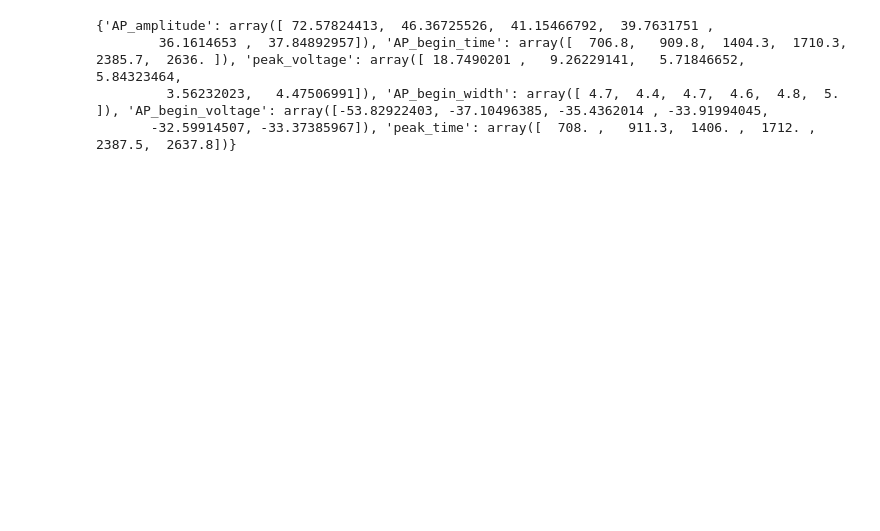
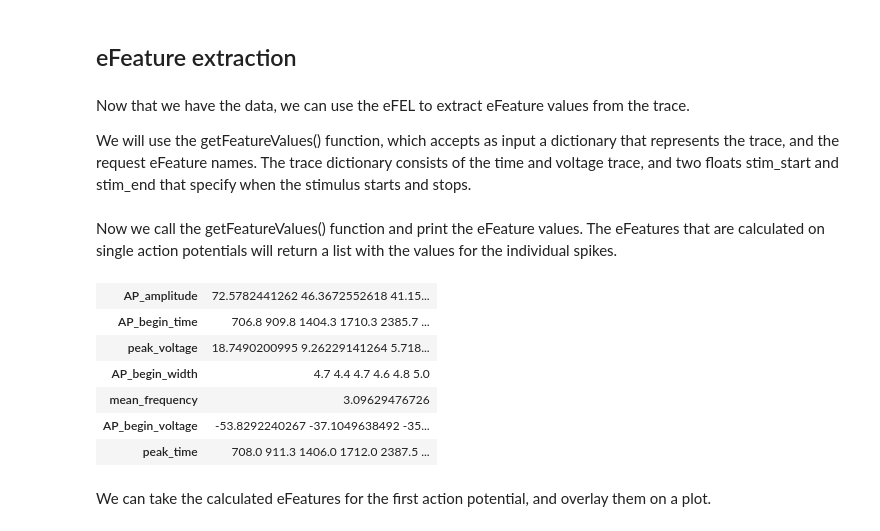
Before and after one commit to BlueBrain/eFEL, a Jupyter notebook: examples/basic/basic_notebook1.ipynb, the cells around one changed output. Saved outputs shown, nothing was run; the diff lists cells and outputs as text; code cells hidden in the pictures; blank space fills up the shorter version.

```diff
--- a/examples/basic/basic_notebook1.ipynb
+++ b/examples/basic/basic_notebook1.ipynb
@@ -39,16 +57,30 @@ plt.show()
+# %% [markdown]
+## eFeature extraction
+# %% [markdown]
+Now that we have the data, we can use the eFEL to extract eFeature values from the trace.
+
+We will use the getFeatureValues() function, which accepts as input a dictionary that represents the trace, and the request eFeature names. The trace dictionary consists of the time and voltage trace, and two floats stim_start and stim_end that specify when the stimulus starts and stops.
 # %%
 stim_start = 700
 stim_end = 2700
 trace = {'T': time, 'V': voltage, 'stim_start': [stim_start], 'stim_end': [stim_end]}
+# %% [markdown]
+Now we call the getFeatureValues() function and print the eFeature values. The eFeatures that are calculated on single action potentials will return a list with the values for the individual spikes.
 # %%
 feature_values = efel.getFeatureValues([trace], ['AP_amplitude', 'peak_time', 'peak_voltage', 'AP_begin_time', 'AP_begin_width',
-                                                 'AP_begin_voltage'])[0]
-print feature_values
+                                                 'AP_begin_voltage', 'mean_frequency'])[0]
+feature_values = {feature_name: list(values) for feature_name, values in feature_values.iteritems()}
+IPython.display.HTML(json2html.convert(json=feature_values))
 # %% [output]
-{'AP_amplitude': array([ 72.57824413,  46.36725526,  41.15466792,  39.7631751 ,
-        36.1614653 ,  37.84892957]), 'AP_begin_time': array([  706.8,   909.8,  1404.3,  1710.3,  2385.7,  2636. ]), 'peak_voltage': array([ 18.7490201 ,   9.26229141,   5.71846652,   5.84323464,
-         3.56232023,   4.47506991]), 'AP_begin_width': array([ 4.7,  4.4,  4.7,  4.6,  4.8,  5. ]), 'AP_begin_voltage': array([-53.82922403, -37.10496385, -35.4362014 , -33.91994045,
-       -32.59914507, -33.37385967]), 'peak_time': array([  708. ,   911.3,  1406. ,  1712. ,  2387.5,  2637.8])}
+| AP_amplitude | 72.5782441262 46.3672552618 41.15... |
+| AP_begin_time | 706.8 909.8 1404.3 1710.3 2385.7 ... |
+| peak_voltage | 18.7490200995 9.26229141264 5.718... |
+| AP_begin_width | 4.7 4.4 4.7 4.6 4.8 5.0 |
+| mean_frequency | 3.09629476726 |
+| AP_begin_voltage | -53.8292240267 -37.1049638492 -35... |
+| peak_time | 708.0 911.3 1406.0 1712.0 2387.5 ... |
+# %% [markdown]
+We can take the calculated eFeatures for the first action potential, and overlay them on a plot.
 # %%
 second_peak_time = feature_values['peak_time'][1]
 second_peak_voltage = feature_values['peak_voltage'][1]
```
Also changed, not shown: parts of 17 cells of this notebook.
